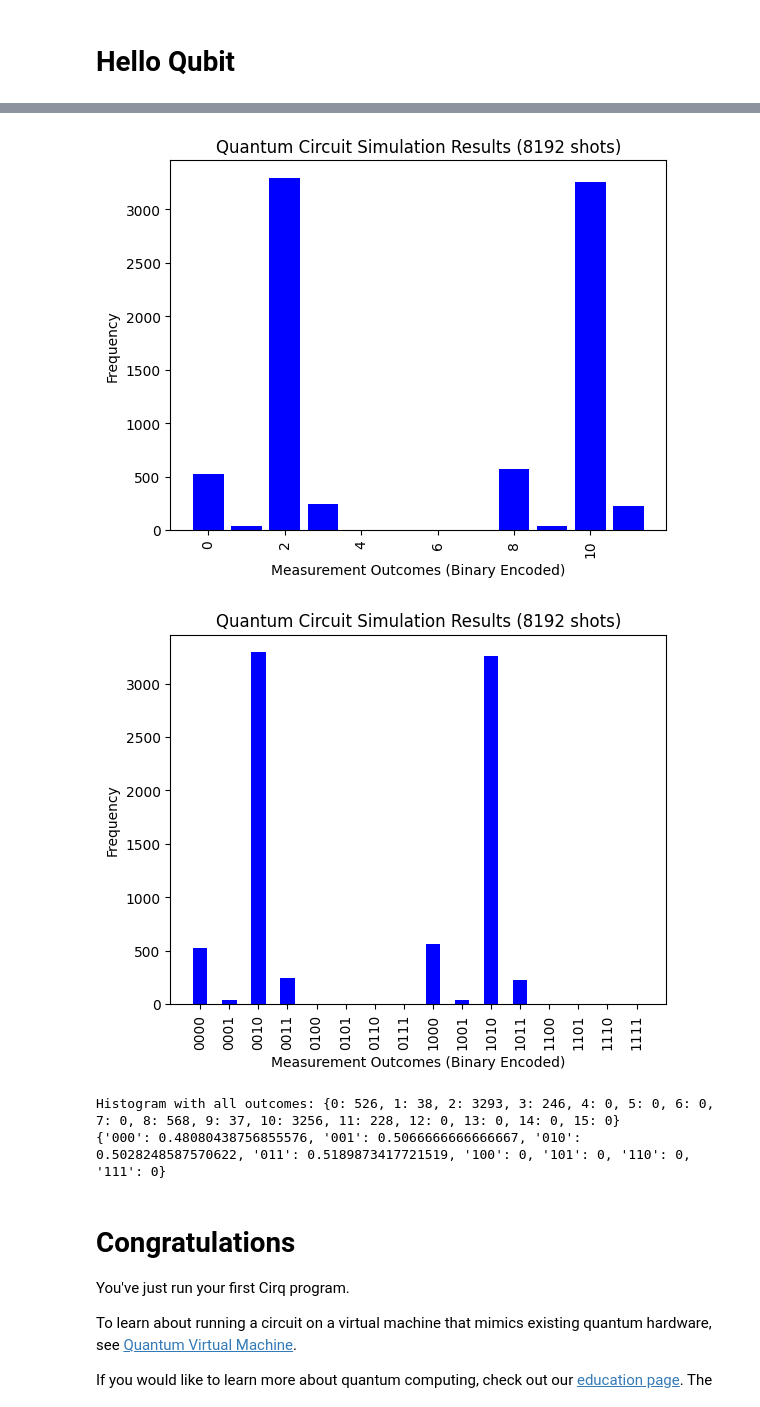
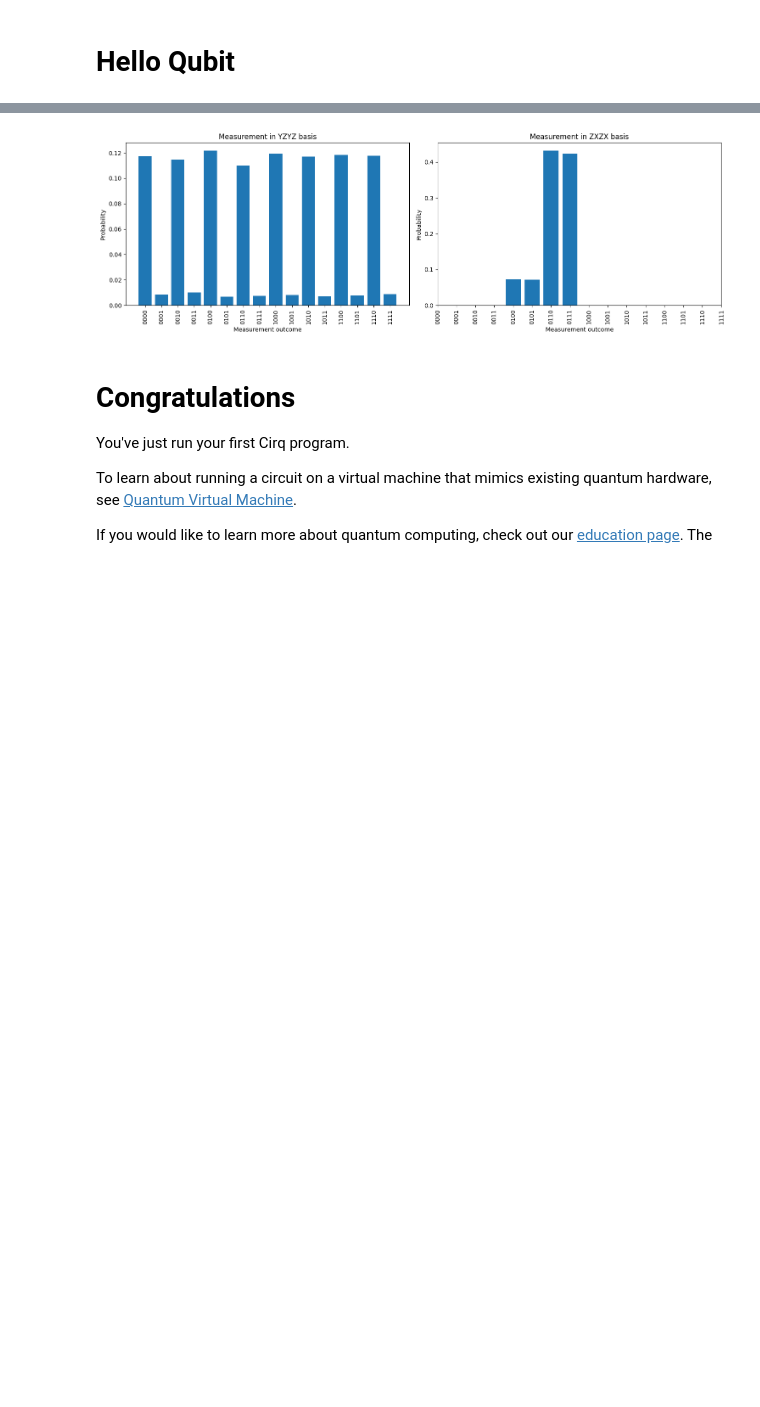
Before and after one commit to BrianGirardiRice/Public, a Jupyter notebook: docs/start/start.ipynb, the cells around one changed output, grey strips where cells are left out. Drawn from its saved outputs; the diff is of its cells as text; code cells hidden in the pictures; blank space fills up the shorter version.

```diff
--- a/docs/start/start.ipynb
+++ b/docs/start/start.ipynb
@@ -52,16 +53,21 @@ theta_1 = np.pi/4
 theta_2 = np.pi/3
 theta_3 = np.pi/3
 
-#Step 3 for basis measuring
-def measure_in_basis(circuit, basis_string):
-    qubits = circuit.all_qubits()
+#Form curcuit
+qubits = [cirq.LineQubit(i) for i in range(4)]
+circuit = cirq.Circuit()
+
+#Step e functions
+def measure_in_basis(circuit, basis_str):
+    qubits = list(circuit.all_qubits())
     modified_circuit = circuit.copy()
-    for qubit, basis in zip(qubits, basis_string):
+    for qubit, basis in zip(reversed(qubits), basis_str):
         if basis == 'X':
             modified_circuit.append(cirq.H(qubit))
         elif basis == 'Y':
             modified_circuit.append(cirq.rx(-np.pi/2)(qubit))
-    modified_circuit.append(cirq.measure(*qubits, key='result'))
+    # Reverse qubit order for measurement
+    modified_circuit.append(cirq.measure(*reversed(qubits), key='result'))
     return modified_circuit
 
 def simulate_and_get_probabilities(circuit, basis, repetitions=8192):
@@ -77,10 +83,6 @@ def calculate_tvd(dist1, dist2):
     all_keys = set(dist1.keys()) | set(dist2.keys())
     return 0.5 * sum(abs(dist1.get(k, 0) - dist2.get(k, 0)) for k in all_keys)
 
-
-#Form curcuit
-qubits = [cirq.LineQubit(i) for i in range(4)]
-circuit = cirq.Circuit()
 
 #Append 20 gates
 circuit.append(cirq.X(qubits[0]))
@@ -126,7 +128,7 @@ circuit.append(cirq.H(qubits[2]))  # Inverse of H
 circuit.append(cirq.S(qubits[1])**-1)  # Inverse of S (S dagger)
 circuit.append(cirq.X(qubits[0]))  # Inverse of X'''
 
-# Reverse qubit order for measurement
+'''# Reverse qubit order for measurement
 circuit.append(cirq.measure(*qubits[::-1], key='result'))
 
 simulator = cirq.Simulator()
@@ -184,5 +186,32 @@ print("Histogram with all outcomes:", all_outcomes)
 
 
 # Display the calculated conditional probabilities
-print(conditional_probabilities)
+print(conditional_probabilities)'''
+
+bases = ['XXXX', 'YYYY', 'ZZZZ', 'XYXY', 'XZXZ', 'YXYX', 'YZYZ', 'ZXZX', 'ZYZY']
+probabilities = {basis: simulate_and_get_probabilities(circuit, basis) for basis in bases}
+
+tvds = {}
+for (basis1, basis2) in combinations(bases, 2):
+    tvd = calculate_tvd(probabilities[basis1], probabilities[basis2])
+    tvds[(basis1, basis2)] = tvd
+
+max_tvd_pair = max(tvds, key=tvds.get)
+max_tvd = tvds[max_tvd_pair]
+
+print(f"Highest TVD: {max_tvd:.4f} between {max_tvd_pair[0]} and {max_tvd_pair[1]}")
+
+# Plot histograms for the pair with highest TVD
+fig, (ax1, ax2) = plt.subplots(1, 2, figsize=(15, 5))
+
+for ax, basis in zip((ax1, ax2), max_tvd_pair):
+    ax.bar(probabilities[basis].keys(), probabilities[basis].values())
+    ax.set_title(f'Measurement in {basis} basis')
+    ax.set_xlabel('Measurement outcome')
+    ax.set_ylabel('Probability')
+    ax.set_xticks(range(16))
+    ax.set_xticklabels([f'{i:04b}' for i in range(16)], rotation=90)
+
+plt.tight_layout()
+plt.show()
 # %% [output]
@@ -199,7 +219,4 @@ P(q3=0|q2q1q0=111) = 0 (no occurrences of this combination)
-[figure, old version]
+[figure, new version]
-[figure, removed]
-Histogram with all outcomes: {0: 526, 1: 38, 2: 3293, 3: 246, 4: 0, 5: 0, 6: 0, 7: 0, 8: 568, 9: 37, 10: 3256, 11: 228, 12: 0, 13: 0, 14: 0, 15: 0}
-{'000': 0.48080438756855576, '001': 0.5066666666666667, '010': 0.5028248587570622, '011': 0.5189873417721519, '100': 0, '101': 0, '110': 0, '111': 0}
 # %% [markdown]
 # Congratulations
 You've just run your first Cirq program.
```
Also changed, not shown: parts of 2 cells of this notebook.
